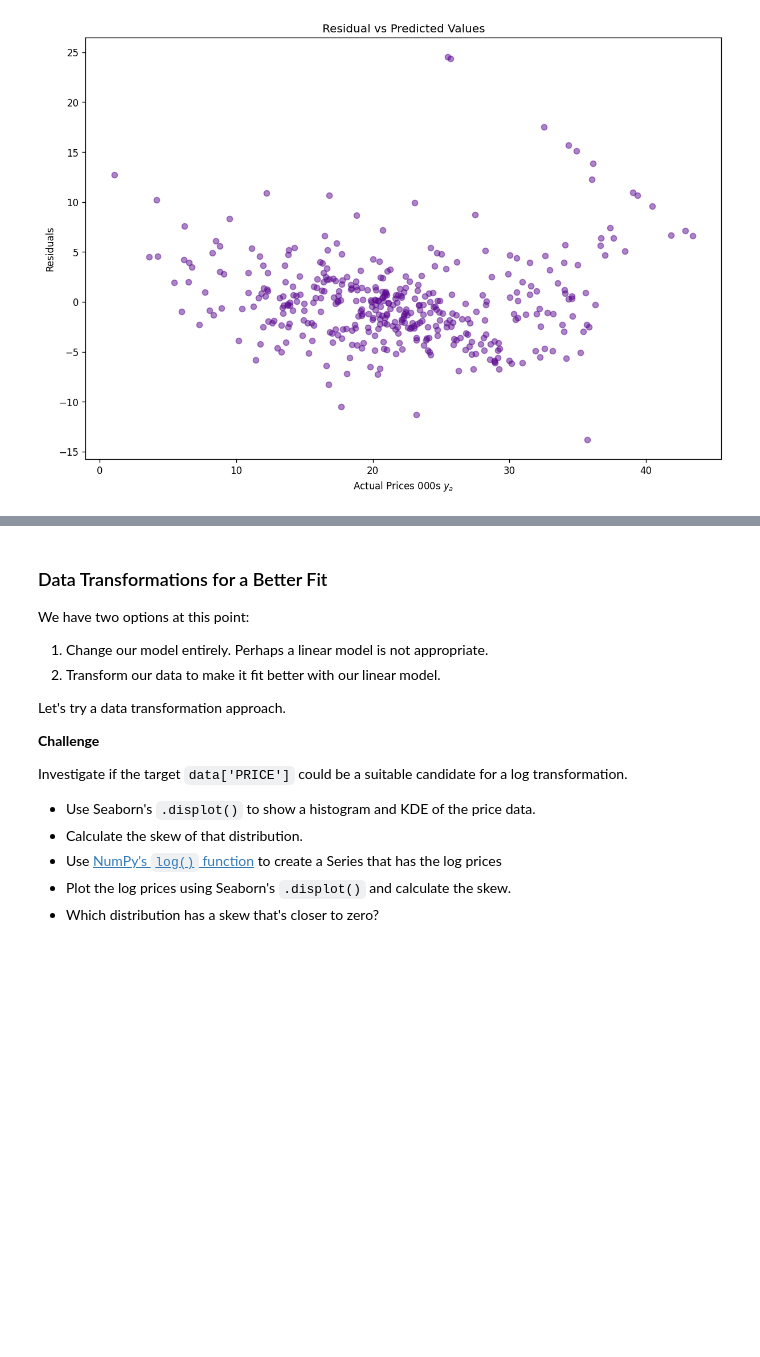
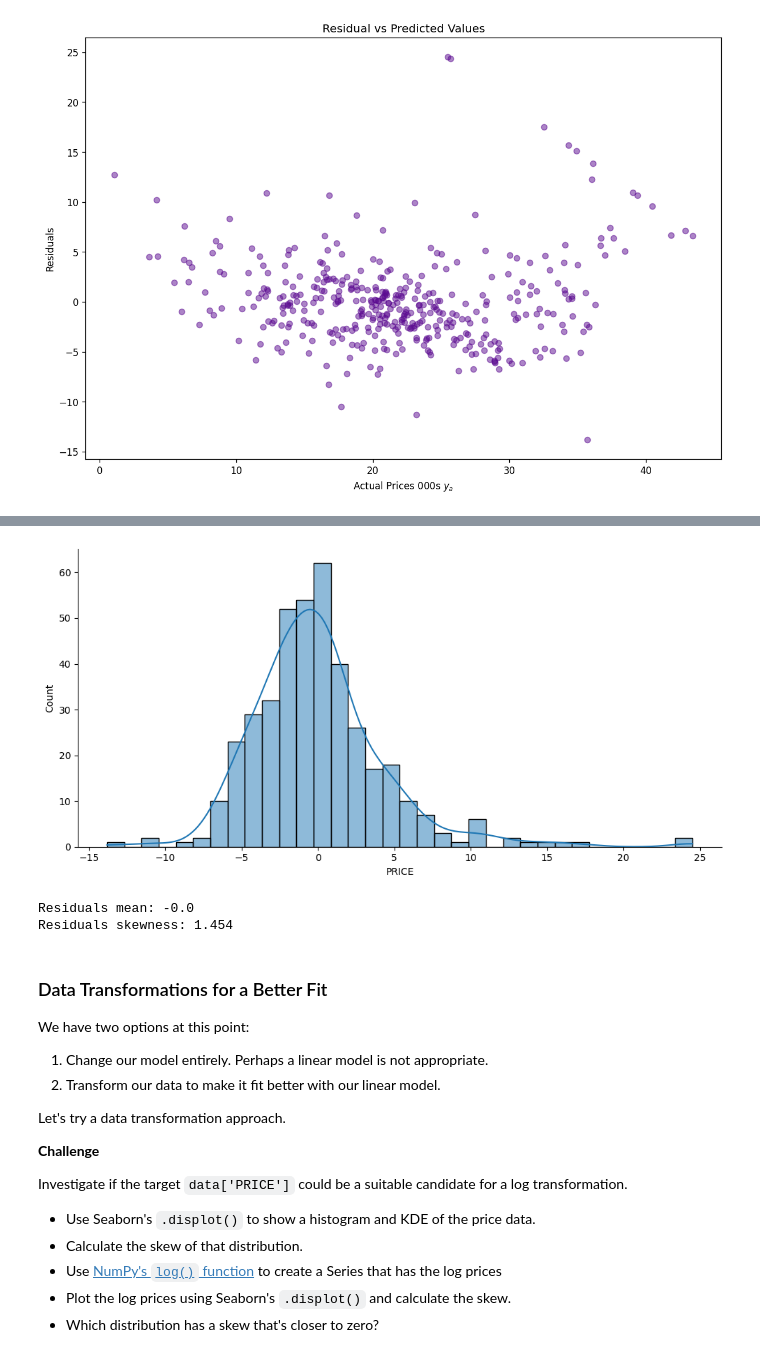
Before and after one commit to ahpmatias/capstone-boston-house-prices, a Jupyter notebook: Multivariable_Regression_and_Valuation_Model_(start).ipynb, the cells around one changed output, grey strips where cells are left out. Saved outputs shown, nothing was run; the diff lists cells and outputs as text; code cells hidden in the pictures; blank space fills up the shorter version.

```diff
--- a/Multivariable_Regression_and_Valuation_Model_(start).ipynb
+++ b/Multivariable_Regression_and_Valuation_Model_(start).ipynb
@@ -515,6 +517,20 @@ In an ideal case, what we want is something close to a normal distribution. A no
 * Again, use Seaborn's `.displot()` to create a histogram and superimpose the Kernel Density Estimate (KDE)
 * Is the skewness different from zero? If so, by how much?
 * Is the mean different from zero?
+# %%
+sns.displot(residuals,
+            kde=True,
+            aspect=2)
+
+plt.show()
+# %% [output]
+[figure, added]
+# %%
+print(f'Residuals mean: {round(statistics.mean(residuals),5)}')
+print(f'Residuals skewness: {round(skew(residuals),4)}')
+# %% [output]
+Residuals mean: -0.0
+Residuals skewness: 1.454
 # %% [markdown]
 ### Data Transformations for a Better Fit
 
```
Also changed, not shown: parts of 2 cells of this notebook.
